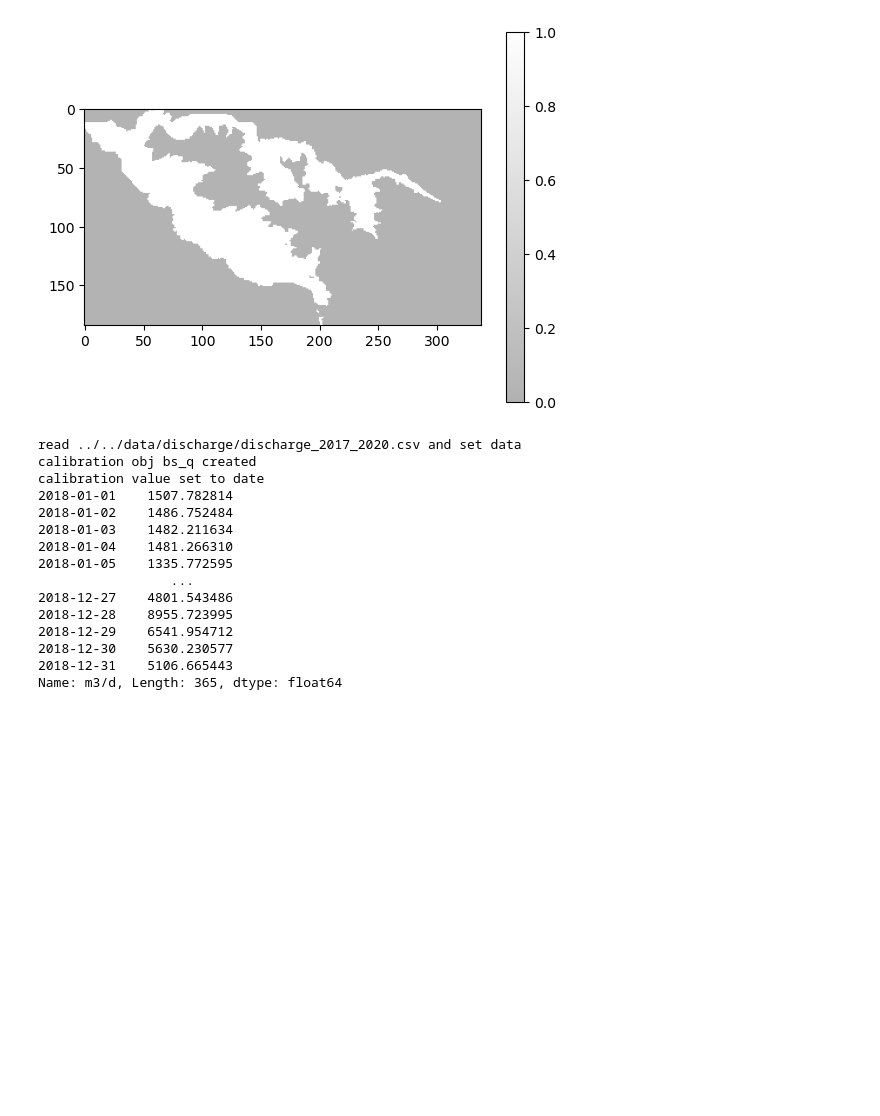
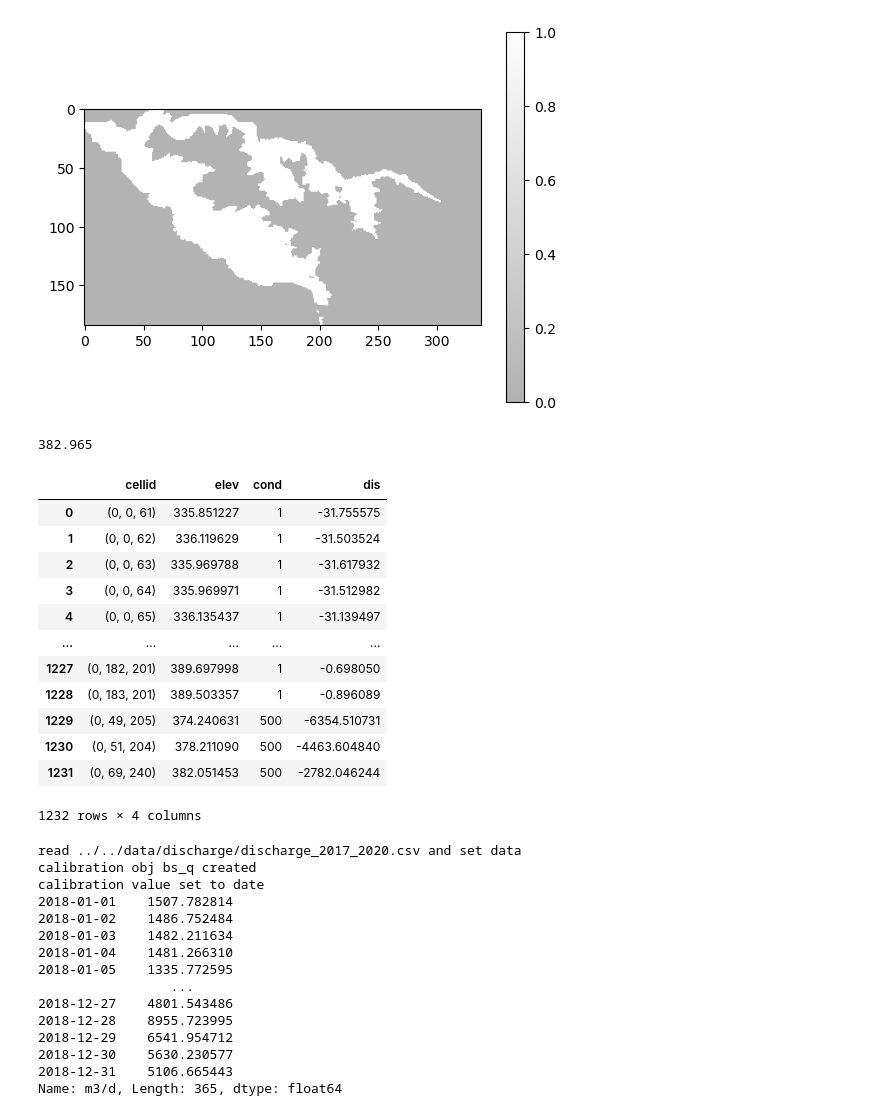
Before and after one commit to jhuang523/UMNBearSpring, a Jupyter notebook: EPM/transient/EPM.ipynb, the cells around one changed output. Saved outputs shown, nothing was run; the diff lists cells and outputs as text; code cells hidden in the pictures; blank space fills up the shorter version.

```diff
--- a/EPM/transient/EPM.ipynb
+++ b/EPM/transient/EPM.ipynb
@@ -323,6 +323,26 @@ for i in range(test.nper):
     bs_q = test.drain_array[0][bs_cell_idx]
     bs_q_timeseries.loc[i] = bs_q
 bs_q_timeseries = abs(bs_q_timeseries)
+# %%
+test.dem_grid[mrsw_cell_idx]
+# %% [output]
+382.965
+# %%
+test.drain_spd
+# %% [output]
+|  | cellid | elev | cond | dis |
+| 0 | (0, 0, 61) | 335.851227 | 1 | -31.755575 |
+| 1 | (0, 0, 62) | 336.119629 | 1 | -31.503524 |
+| 2 | (0, 0, 63) | 335.969788 | 1 | -31.617932 |
+| 3 | (0, 0, 64) | 335.969971 | 1 | -31.512982 |
+| 4 | (0, 0, 65) | 336.135437 | 1 | -31.139497 |
+| ... | ... | ... | ... | ... |
+| 1227 | (0, 182, 201) | 389.697998 | 1 | -0.698050 |
+| 1228 | (0, 183, 201) | 389.503357 | 1 | -0.896089 |
+| 1229 | (0, 49, 205) | 374.240631 | 500 | -6354.510731 |
+| 1230 | (0, 51, 204) | 378.211090 | 500 | -4463.604840 |
+| 1231 | (0, 69, 240) | 382.051453 | 500 | -2782.046244 |
+1232 rows × 4 columns
 # %%
 bs_cal = CalibrationData(name = 'bs_q', filename = '../../data/discharge/discharge_2017_2020.csv')
 bs_cal.convert_data_to_daily(datetime_col='date')
```
Also changed, not shown: parts of 1 cell of this notebook, 6 other files.
